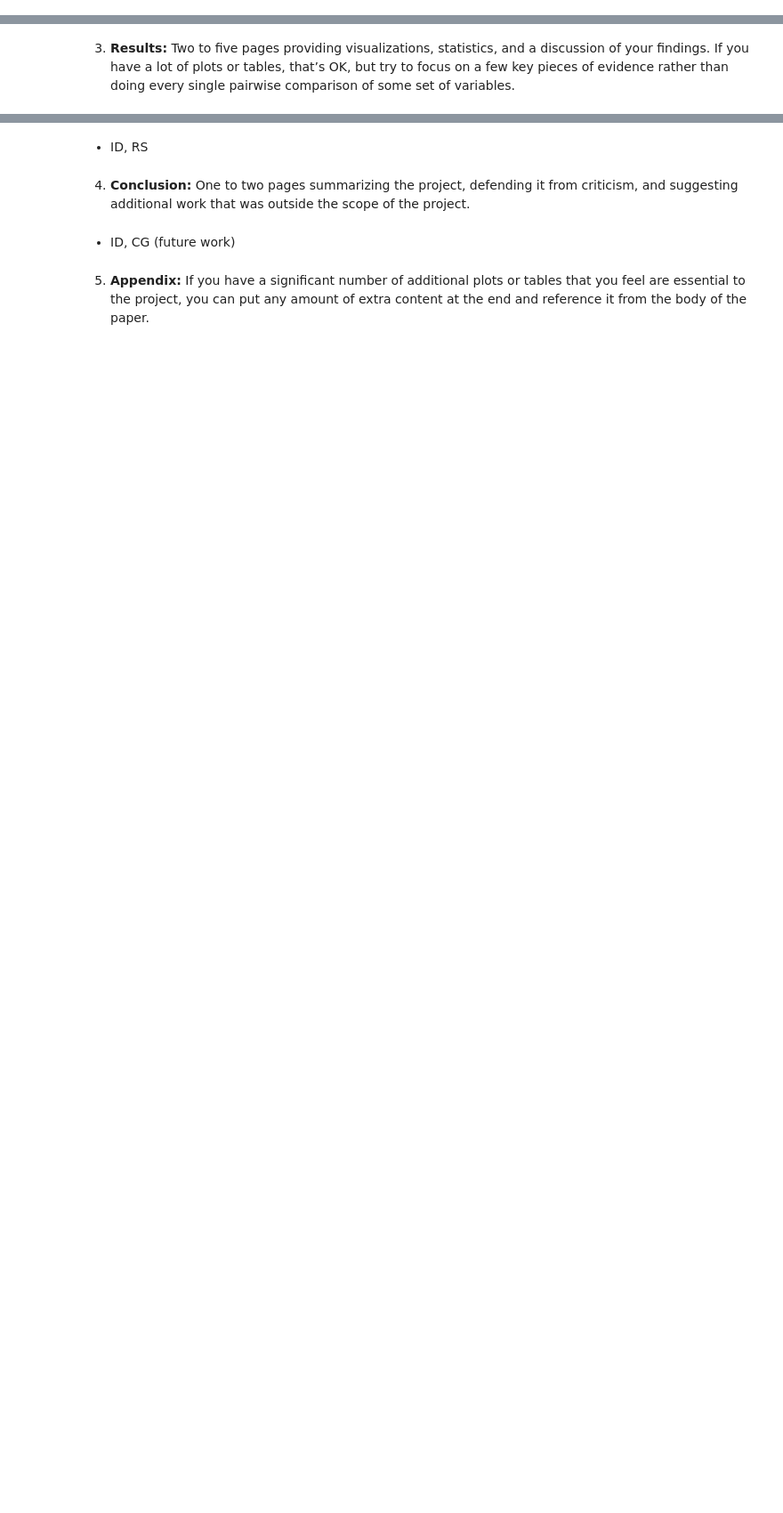
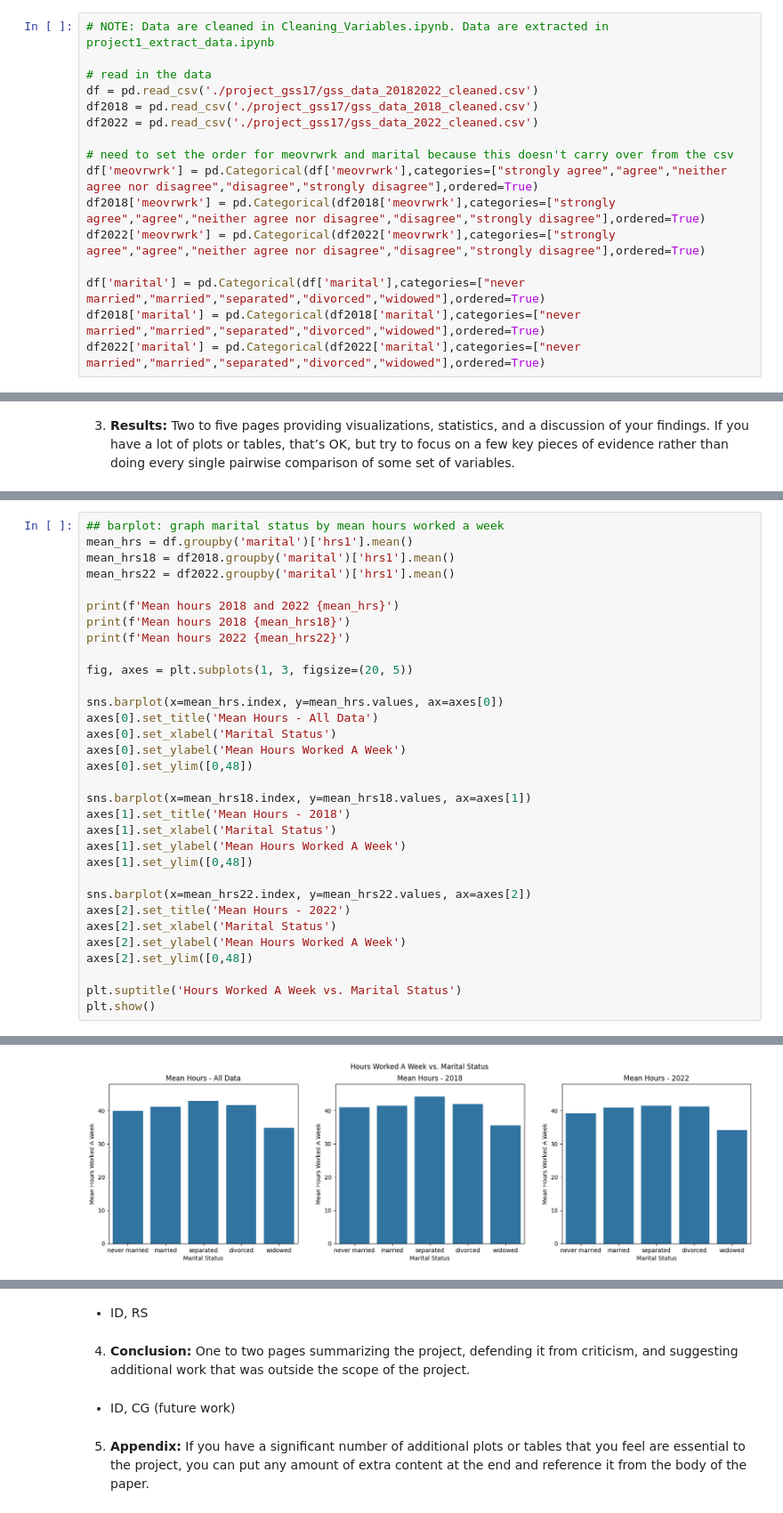
Before and after one commit to camigutie/EDA, a Jupyter notebook: DS3001_Project_1_Report_(Group_17).ipynb, the cells around one changed output, grey strips where cells are left out. Shown: that part at 89% size. Drawn from its saved outputs; the diff is of its cells as text; blank space fills up the shorter version.

```diff
--- a/DS3001_Project_1_Report_(Group_17).ipynb
+++ b/DS3001_Project_1_Report_(Group_17).ipynb
@@ -13,3 +27,19 @@ DS3001 Project 1 (Group 17)
+# %%
+# NOTE: Data are cleaned in Cleaning_Variables.ipynb. Data are extracted in project1_extract_data.ipynb
+
+# read in the data
+df = pd.read_csv('./project_gss17/gss_data_20182022_cleaned.csv')
+df2018 = pd.read_csv('./project_gss17/gss_data_2018_cleaned.csv')
+df2022 = pd.read_csv('./project_gss17/gss_data_2022_cleaned.csv')
+
+# need to set the order for meovrwrk and marital because this doesn't carry over from the csv
+df['meovrwrk'] = pd.Categorical(df['meovrwrk'],categories=["strongly agree","agree","neither agree nor disagree","disagree","strongly disagree"],ordered=True)
+df2018['meovrwrk'] = pd.Categorical(df2018['meovrwrk'],categories=["strongly agree","agree","neither agree nor disagree","disagree","strongly disagree"],ordered=True)
+df2022['meovrwrk'] = pd.Categorical(df2022['meovrwrk'],categories=["strongly agree","agree","neither agree nor disagree","disagree","strongly disagree"],ordered=True)
+
+df['marital'] = pd.Categorical(df['marital'],categories=["never married","married","separated","divorced","widowed"],ordered=True)
+df2018['marital'] = pd.Categorical(df2018['marital'],categories=["never married","married","separated","divorced","widowed"],ordered=True)
+df2022['marital'] = pd.Categorical(df2022['marital'],categories=["never married","married","separated","divorced","widowed"],ordered=True)
 # %% [markdown]
 
 2) **Data:** One to two pages discussing the data and key variables in the analysis, and any challenges in reading, cleaning, and preparing them for analysis.
@@ -20,0 +78,33 @@ The data used was from the General Seocial Survey (GSS) which is a personal-inte
+# %%
+## barplot: graph marital status by mean hours worked a week
+mean_hrs = df.groupby('marital')['hrs1'].mean()
+mean_hrs18 = df2018.groupby('marital')['hrs1'].mean()
+mean_hrs22 = df2022.groupby('marital')['hrs1'].mean()
+
+print(f'Mean hours 2018 and 2022 {mean_hrs}')
+print(f'Mean hours 2018 {mean_hrs18}')
+print(f'Mean hours 2022 {mean_hrs22}')
+
+fig, axes = plt.subplots(1, 3, figsize=(20, 5))
+
+sns.barplot(x=mean_hrs.index, y=mean_hrs.values, ax=axes[0])
+axes[0].set_title('Mean Hours - All Data')
+axes[0].set_xlabel('Marital Status')
+axes[0].set_ylabel('Mean Hours Worked A Week')
+axes[0].set_ylim([0,48])
+
+sns.barplot(x=mean_hrs18.index, y=mean_hrs18.values, ax=axes[1])
+axes[1].set_title('Mean Hours - 2018')
+axes[1].set_xlabel('Marital Status')
+axes[1].set_ylabel('Mean Hours Worked A Week')
+axes[1].set_ylim([0,48])
+
+sns.barplot(x=mean_hrs22.index, y=mean_hrs22.values, ax=axes[2])
+axes[2].set_title('Mean Hours - 2022')
+axes[2].set_xlabel('Marital Status')
+axes[2].set_ylabel('Mean Hours Worked A Week')
+axes[2].set_ylim([0,48])
+
+plt.suptitle('Hours Worked A Week vs. Marital Status')
+plt.show()
+# %% [output]
@@ -20,0 +128 @@ The data used was from the General Seocial Survey (GSS) which is a personal-inte
+[figure, added]
```
Also changed, not shown: parts of 29 cells of this notebook.
